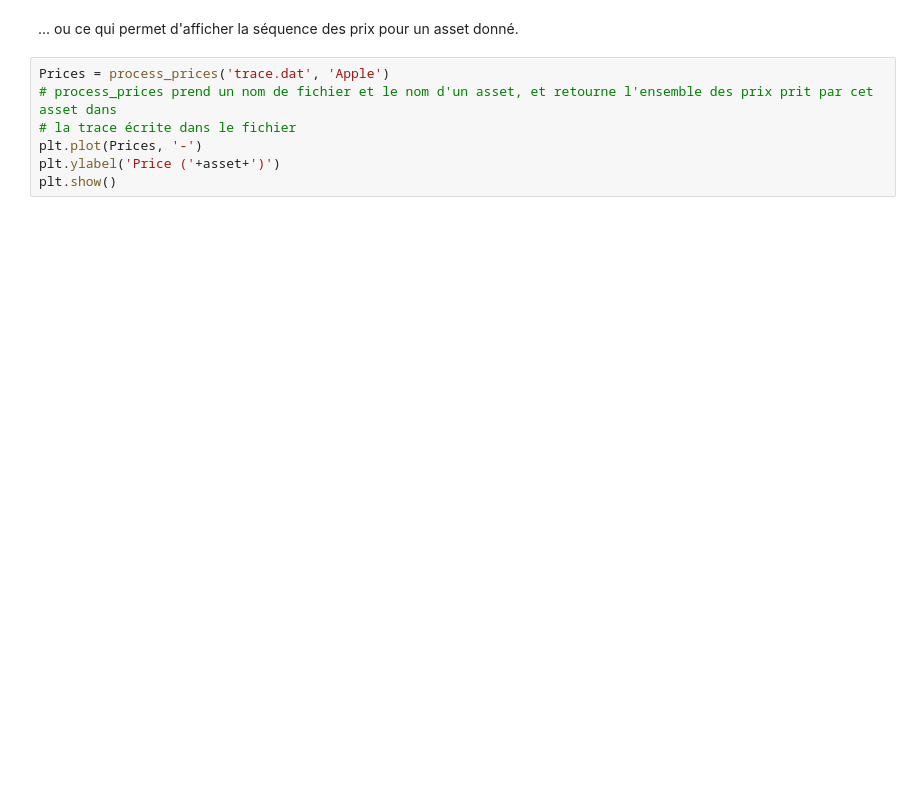
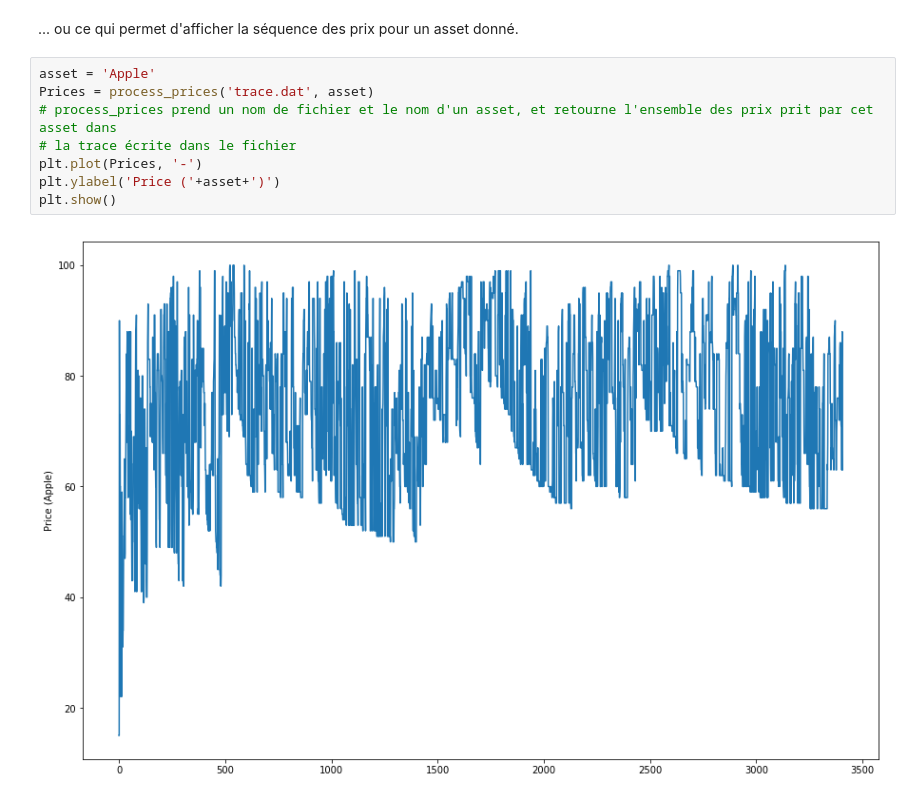
Before and after one commit to cristal-smac/atomPython, a Jupyter notebook: notebook.ipynb, the cells around one changed output. Saved outputs shown, nothing was run; the diff lists cells and outputs as text; blank space fills up the shorter version.

```diff
--- a/notebook.ipynb
+++ b/notebook.ipynb
@@ -42,9 +77,12 @@ plt.show()
 # %% [markdown]
 ... ou ce qui permet d'afficher la séquence des prix pour un asset donné.
 # %%
-Prices = process_prices('trace.dat', 'Apple')
+asset = 'Apple'
+Prices = process_prices('trace.dat', asset)
 # process_prices prend un nom de fichier et le nom d'un asset, et retourne l'ensemble des prix prit par cet asset dans
 # la trace écrite dans le fichier
 plt.plot(Prices, '-')
 plt.ylabel('Price ('+asset+')')
 plt.show()
+# %% [output]
+[figure, added]
```
Also changed, not shown: parts of 27 cells of this notebook, 3 other files.
